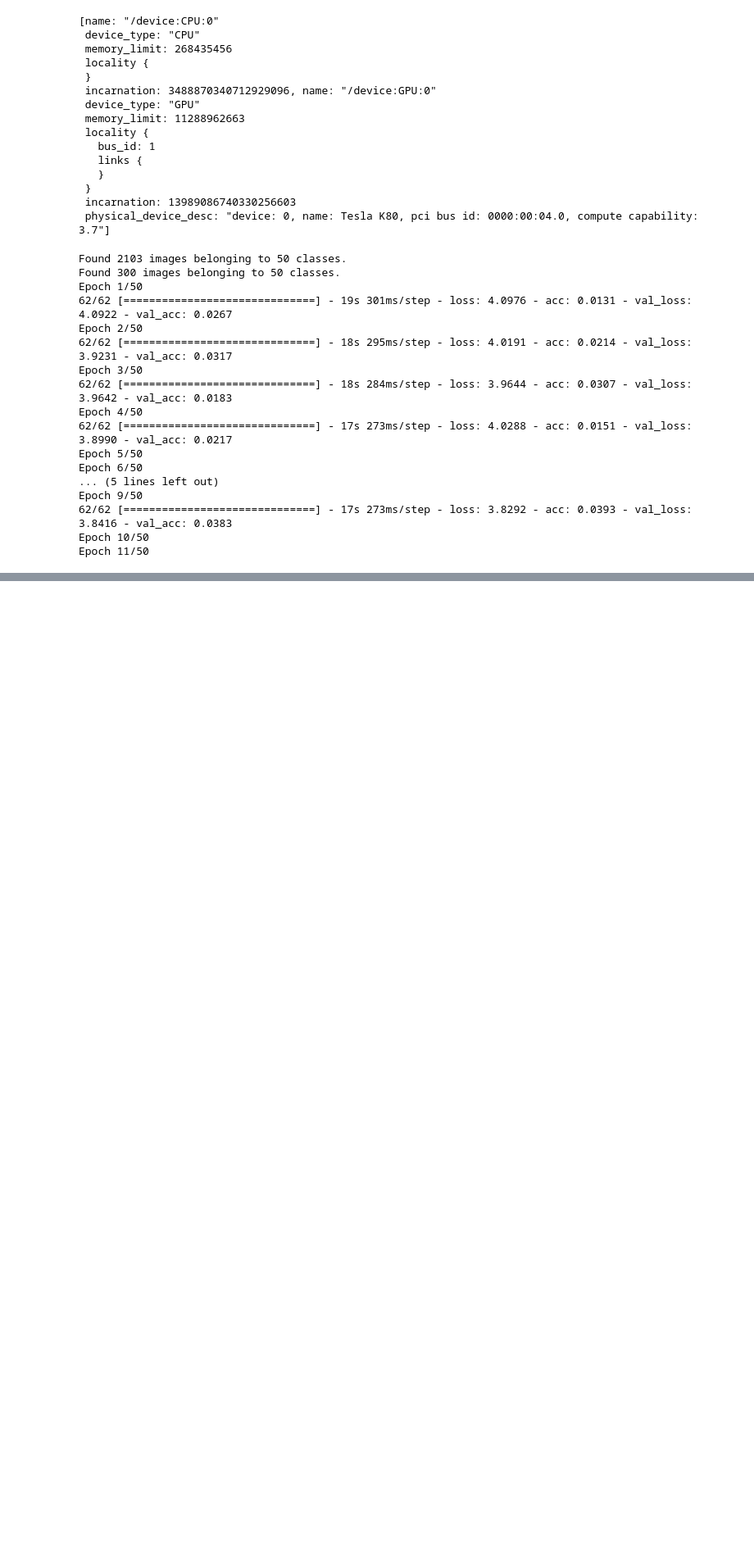
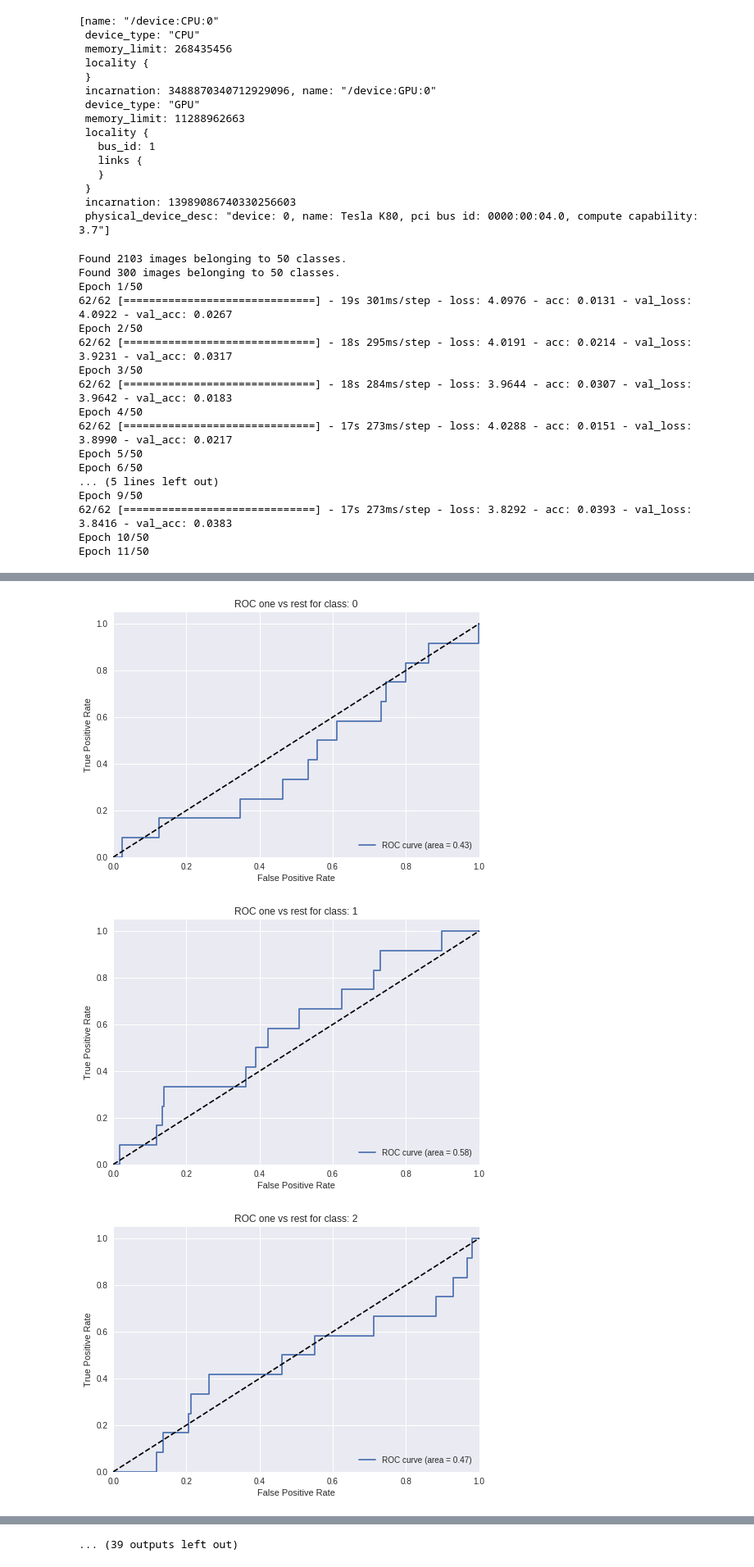
Before and after one commit to zacateras/nn-nbirds, a Jupyter notebook: report_colab.ipynb, the cells around one changed output, grey strips where cells are left out. Shown at 82% size. Drawn from its saved outputs; the diff is of its cells as text; code cells hidden in the pictures; blank space fills up the shorter version.

Commit message:
add ROC for each class

```diff
--- a/report_colab.ipynb
+++ b/report_colab.ipynb
@@ -261,3 +261,52 @@ Epoch 9/50
 62/62 [==============================] - 17s 273ms/step - loss: 3.8292 - acc: 0.0393 - val_loss: 3.8416 - val_acc: 0.0383
 Epoch 10/50
 Epoch 11/50
+# %%
+from sklearn.metrics import roc_curve, auc
+from sklearn import datasets
+from sklearn.multiclass import OneVsRestClassifier
+from sklearn.svm import LinearSVC
+from sklearn.preprocessing import label_binarize
+from sklearn.cross_validation import train_test_split
+import matplotlib.pyplot as plt
+import numpy as np
+
+
+test_generator = train_datagen.flow_from_directory(
+    'data/SET_A_BB_GF_test',
+    target_size=(150, 150),
+    batch_size=batch_size,
+    color_mode='grayscale')
+
+
+
+y_score = model.predict_generator(test_generator, verbose=1)
+y_test_v = test_generator.classes
+n_classes = 50
+
+y_test = np.zeros((len(y_test_v), n_classes))
+for i in range(0, len(y_test_v)):
+    y_test[i, y_test_v[i]] = 1
+
+
+# Compute ROC curve and ROC area for each class
+fpr = dict()
+tpr = dict()
+roc_auc = dict()
+for i in range(n_classes):
+    fpr[i], tpr[i], _ = roc_curve(y_test[:, i], y_score[:, i])
+    roc_auc[i] = auc(fpr[i], tpr[i])
+
+# Plot of a ROC curve for a specific class
+for i in range(n_classes):
+    plt.figure()
+    plt.plot(fpr[i], tpr[i], label='ROC curve (area = %0.2f)' % roc_auc[i])
+    plt.plot([0, 1], [0, 1], 'k--')
+    plt.xlim([0.0, 1.0])
+    plt.ylim([0.0, 1.05])
+    plt.xlabel('False Positive Rate')
+    plt.ylabel('True Positive Rate')
+    plt.title('ROC one vs rest for class: %i' %i)
+    plt.legend(loc="lower right")
+    plt.show()
+# %% [output]
@@ -263,0 +315,3 @@ Epoch 11/50
+[figure, added]
+[figure, added]
+[figure, added]
@@ -264,3 +326,4 @@ Epoch 11/50
+... (39 outputs left out)
 # %% [markdown]
 ## References
 
```
Also changed, not shown: parts of 1 cell of this notebook.
